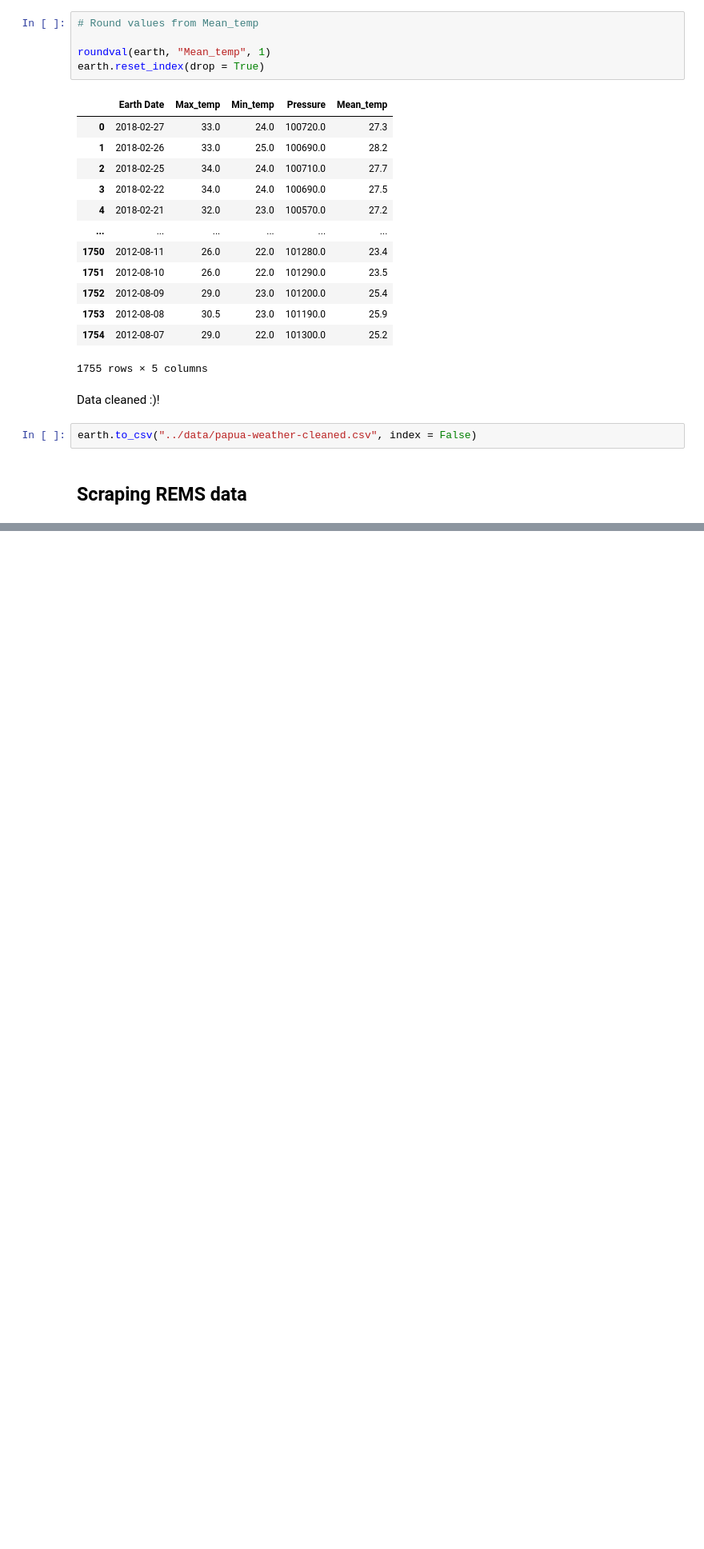
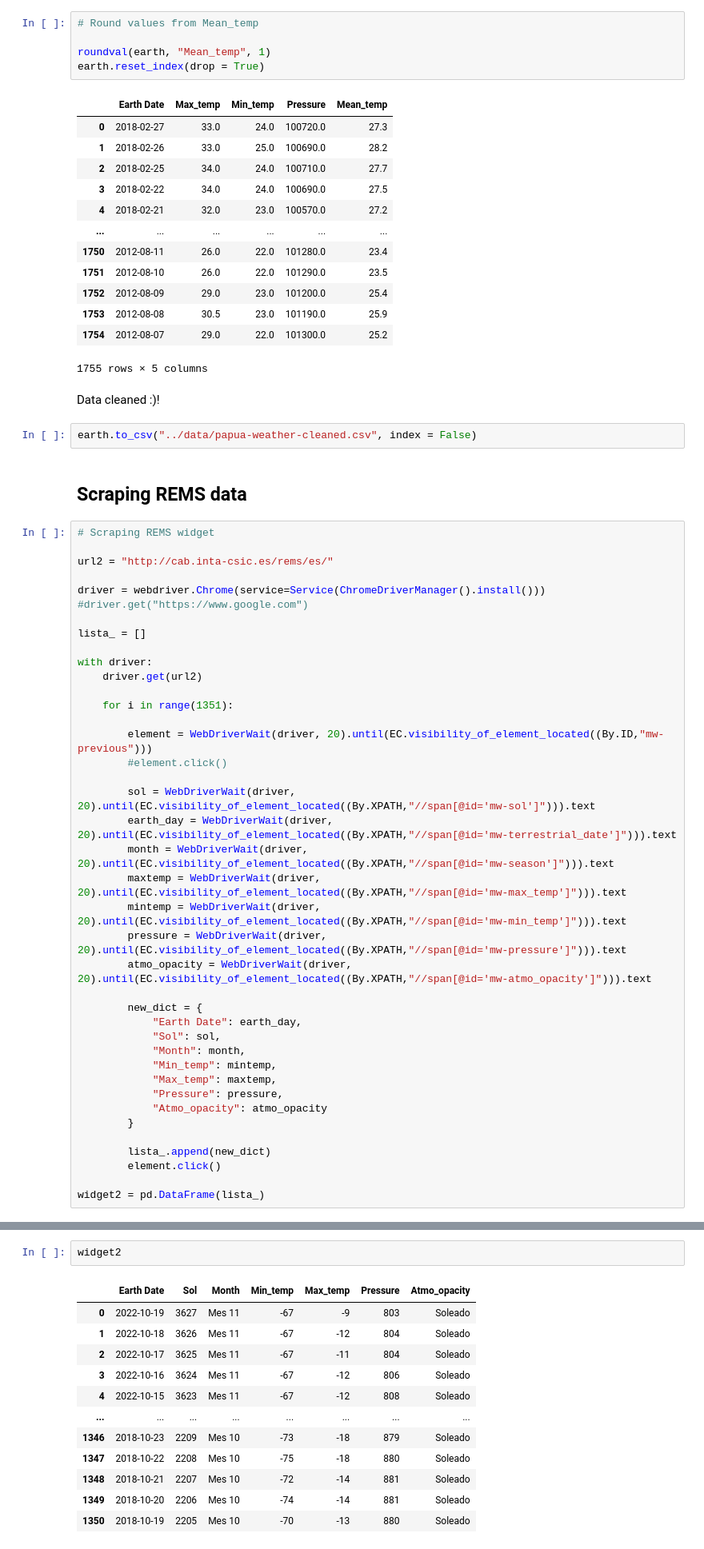
Before and after one commit to csuoc/mars_rems_curiosity, a Jupyter notebook: src/Data_cleaning.ipynb, the cells around one changed output, grey strips where cells are left out. Shown: that part at 80% size. Saved outputs shown, nothing was run; the diff lists cells and outputs as text; blank space fills up the shorter version.

```diff
--- a/src/Data_cleaning.ipynb
+++ b/src/Data_cleaning.ipynb
@@ -354,3 +368,43 @@ Data cleaned :)!
 earth.to_csv("../data/papua-weather-cleaned.csv", index = False)
 # %% [markdown]
 ## Scraping REMS data
+# %%
+# Scraping REMS widget
+
+url2 = "http://cab.inta-csic.es/rems/es/"
+
+driver = webdriver.Chrome(service=Service(ChromeDriverManager().install()))
+#driver.get("https://www.google.com")
+
+lista_ = []
+
+with driver:
+    driver.get(url2)
+
+    for i in range(1351):
+
+        element = WebDriverWait(driver, 20).until(EC.visibility_of_element_located((By.ID,"mw-previous")))
+        #element.click()
+
+        sol = WebDriverWait(driver, 20).until(EC.visibility_of_element_located((By.XPATH,"//span[@id='mw-sol']"))).text
+        earth_day = WebDriverWait(driver, 20).until(EC.visibility_of_element_located((By.XPATH,"//span[@id='mw-terrestrial_date']"))).text
+        month = WebDriverWait(driver, 20).until(EC.visibility_of_element_located((By.XPATH,"//span[@id='mw-season']"))).text
+        maxtemp = WebDriverWait(driver, 20).until(EC.visibility_of_element_located((By.XPATH,"//span[@id='mw-max_temp']"))).text
+        mintemp = WebDriverWait(driver, 20).until(EC.visibility_of_element_located((By.XPATH,"//span[@id='mw-min_temp']"))).text
+        pressure = WebDriverWait(driver, 20).until(EC.visibility_of_element_located((By.XPATH,"//span[@id='mw-pressure']"))).text
+        atmo_opacity = WebDriverWait(driver, 20).until(EC.visibility_of_element_located((By.XPATH,"//span[@id='mw-atmo_opacity']"))).text
+
+        new_dict = {
+            "Earth Date": earth_day,
+            "Sol": sol,
+            "Month": month,
+            "Min_temp": mintemp,
+            "Max_temp": maxtemp,
+            "Pressure": pressure,
+            "Atmo_opacity": atmo_opacity
+        }
+
+        lista_.append(new_dict)
+        element.click()
+
+widget2 = pd.DataFrame(lista_)
@@ -356,0 +413,15 @@ earth.to_csv("../data/papua-weather-cleaned.csv", index = False)
+# %%
+widget2
+# %% [output]
+|  | Earth Date | Sol | Month | Min_temp | Max_temp | Pressure | Atmo_opacity |
+| 0 | 2022-10-19 | 3627 | Mes 11 | -67 | -9 | 803 | Soleado |
+| 1 | 2022-10-18 | 3626 | Mes 11 | -67 | -12 | 804 | Soleado |
+| 2 | 2022-10-17 | 3625 | Mes 11 | -67 | -11 | 804 | Soleado |
+| 3 | 2022-10-16 | 3624 | Mes 11 | -67 | -12 | 806 | Soleado |
+| 4 | 2022-10-15 | 3623 | Mes 11 | -67 | -12 | 808 | Soleado |
+| ... | ... | ... | ... | ... | ... | ... | ... |
+| 1346 | 2018-10-23 | 2209 | Mes 10 | -73 | -18 | 879 | Soleado |
+| 1347 | 2018-10-22 | 2208 | Mes 10 | -75 | -18 | 880 | Soleado |
+| 1348 | 2018-10-21 | 2207 | Mes 10 | -72 | -14 | 881 | Soleado |
+| 1349 | 2018-10-20 | 2206 | Mes 10 | -74 | -14 | 881 | Soleado |
+| 1350 | 2018-10-19 | 2205 | Mes 10 | -70 | -13 | 880 | Soleado |
```
Also changed, not shown: parts of 5 cells of this notebook, 5 other files.
